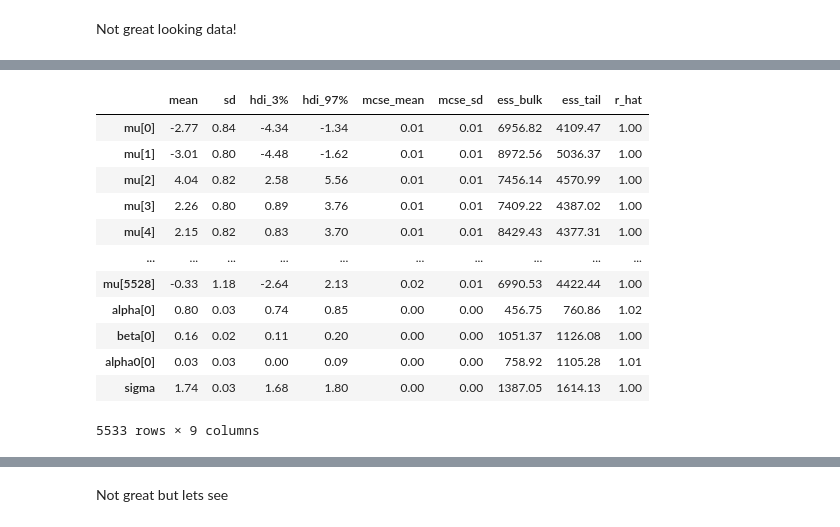
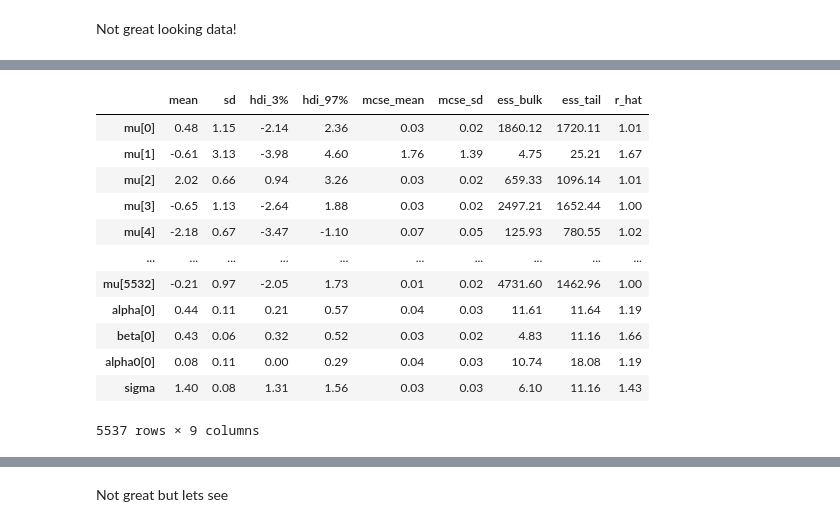
Before and after one commit to dsivakumar/GARCH-pyMC3, a Jupyter notebook: src/GARCH_pyMC3.ipynb, the cells around one changed output, grey strips where cells are left out. Saved outputs shown, nothing was run; the diff lists cells and outputs as text; code cells hidden in the pictures.

```diff
--- a/src/GARCH_pyMC3.ipynb
+++ b/src/GARCH_pyMC3.ipynb
@@ -212,8 +212,7 @@ with pm.Model() as garch_model:
         Y = pm.Data("returns", returns['Log_Return'], dims="date", export_index_as_coords=True)
         sigma = pm.HalfNormal("sigma", sigma=1.5)
         mu = pm.Normal('mu', mu=0., sigma=sigma, shape=shape)
-        sigma = np.sqrt(alpha0 + alpha * np.power (mu, 2) +
-                        beta * np.power (sigma, 2))
+        sigma = np.sqrt(alpha0 + alpha * np.power (sigma, 2)) + beta * np.power (mu, 2)
         ypred=pm.Normal('ypred', mu, sigma=sigma, observed=Y)
 # %%
 map_estimate = pm.find_MAP(model=garch_model)
@@ -233,4 +231,0 @@ map_estimate
-# %%
-with garch_model:
-    # draw 5000 posterior samples
-    trace = pm.sample(5000, return_inferencedata=False)
@@ -248,0 +232,13 @@ The estimated number of effective samples is smaller than 200 for some parameter
+# %%
+SEED = 123456789
+CORES = 3
+
+SAMPLE_KWARGS = {
+    'cores': CORES,
+    'random_seed': [SEED + i for i in range(CORES)],
+    'return_inferencedata': False,
+    'target_accept': 0.95,
+    'tune': 5000
+}
+with garch_model:
+    trace = pm.sample(**SAMPLE_KWARGS)
@@ -249,20 +254,21 @@ The estimated number of effective samples is smaller than 200 for some parameter
 # %%
 with garch_model:
     display(az.summary(trace, round_to=2))
+    idata = az.from_pymc3(trace)
 # %% [output]
 |  | mean | sd | hdi_3% | hdi_97% | mcse_mean | mcse_sd | ess_bulk | ess_tail | r_hat |
-| mu[0] | -2.77 | 0.84 | -4.34 | -1.34 | 0.01 | 0.01 | 6956.82 | 4109.47 | 1.00 |
-| mu[1] | -3.01 | 0.80 | -4.48 | -1.62 | 0.01 | 0.01 | 8972.56 | 5036.37 | 1.00 |
-| mu[2] | 4.04 | 0.82 | 2.58 | 5.56 | 0.01 | 0.01 | 7456.14 | 4570.99 | 1.00 |
-| mu[3] | 2.26 | 0.80 | 0.89 | 3.76 | 0.01 | 0.01 | 7409.22 | 4387.02 | 1.00 |
-| mu[4] | 2.15 | 0.82 | 0.83 | 3.70 | 0.01 | 0.01 | 8429.43 | 4377.31 | 1.00 |
+| mu[0] | 0.48 | 1.15 | -2.14 | 2.36 | 0.03 | 0.02 | 1860.12 | 1720.11 | 1.01 |
+| mu[1] | -0.61 | 3.13 | -3.98 | 4.60 | 1.76 | 1.39 | 4.75 | 25.21 | 1.67 |
+| mu[2] | 2.02 | 0.66 | 0.94 | 3.26 | 0.03 | 0.02 | 659.33 | 1096.14 | 1.01 |
+| mu[3] | -0.65 | 1.13 | -2.64 | 1.88 | 0.03 | 0.02 | 2497.21 | 1652.44 | 1.00 |
+| mu[4] | -2.18 | 0.67 | -3.47 | -1.10 | 0.07 | 0.05 | 125.93 | 780.55 | 1.02 |
 | ... | ... | ... | ... | ... | ... | ... | ... | ... | ... |
-| mu[5528] | -0.33 | 1.18 | -2.64 | 2.13 | 0.02 | 0.01 | 6990.53 | 4422.44 | 1.00 |
-| alpha[0] | 0.80 | 0.03 | 0.74 | 0.85 | 0.00 | 0.00 | 456.75 | 760.86 | 1.02 |
-| beta[0] | 0.16 | 0.02 | 0.11 | 0.20 | 0.00 | 0.00 | 1051.37 | 1126.08 | 1.00 |
-| alpha0[0] | 0.03 | 0.03 | 0.00 | 0.09 | 0.00 | 0.00 | 758.92 | 1105.28 | 1.01 |
-| sigma | 1.74 | 0.03 | 1.68 | 1.80 | 0.00 | 0.00 | 1387.05 | 1614.13 | 1.00 |
+| mu[5532] | -0.21 | 0.97 | -2.05 | 1.73 | 0.01 | 0.02 | 4731.60 | 1462.96 | 1.00 |
+| alpha[0] | 0.44 | 0.11 | 0.21 | 0.57 | 0.04 | 0.03 | 11.61 | 11.64 | 1.19 |
+| beta[0] | 0.43 | 0.06 | 0.32 | 0.52 | 0.03 | 0.02 | 4.83 | 11.16 | 1.66 |
+| alpha0[0] | 0.08 | 0.11 | 0.00 | 0.29 | 0.04 | 0.03 | 10.74 | 18.08 | 1.19 |
+| sigma | 1.40 | 0.08 | 1.31 | 1.56 | 0.03 | 0.03 | 6.10 | 11.16 | 1.43 |
-5533 rows × 9 columns
+5537 rows × 9 columns
 # %%
 with garch_model:
     az.plot_trace(trace,var_names=["alpha0","alpha","beta", "sigma"]);
```
Also changed, not shown: parts of 19 cells of this notebook.
